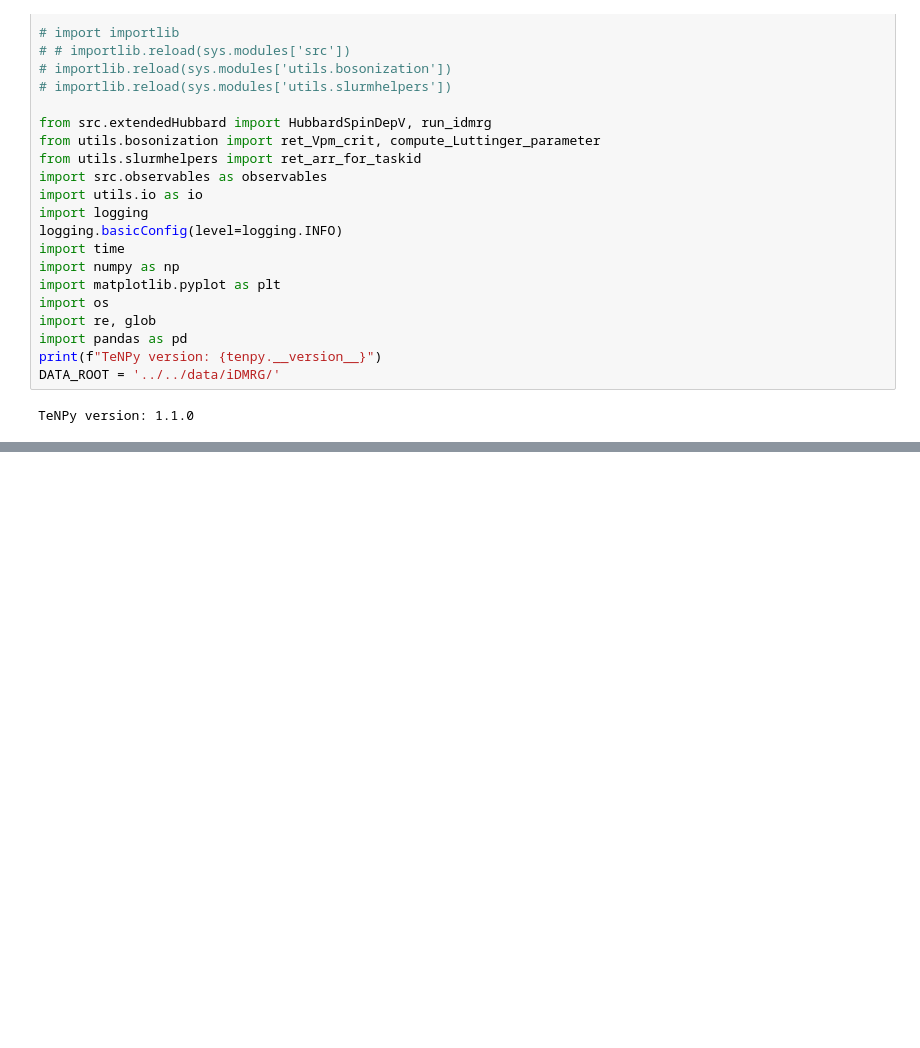
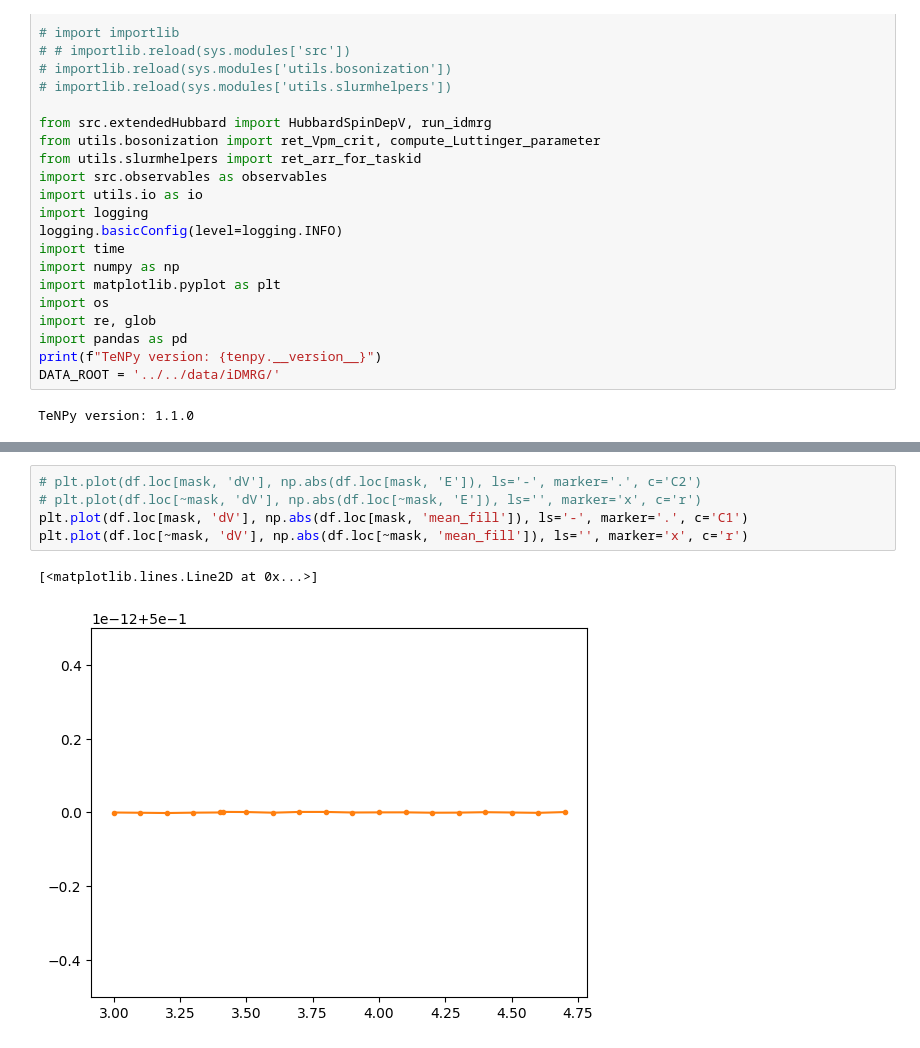
Before and after one commit to aravindhshankar/Spin1LongRangeOrder.jl, a Jupyter notebook: python/notebooks/plot_idmrg_chi100.ipynb, the cells around one changed output, grey strips where cells are left out. Saved outputs shown, nothing was run; the diff lists cells and outputs as text; blank space fills up the shorter version.

```diff
--- a/python/notebooks/plot_idmrg_chi100.ipynb
+++ b/python/notebooks/plot_idmrg_chi100.ipynb
@@ -68,0 +75,8 @@ ax.plot(df.loc[~mask, 'dV'], np.abs(df.loc[~mask, 'mean_fill']), ls='', marker='
+# %%
+# plt.plot(df.loc[mask, 'dV'], np.abs(df.loc[mask, 'E']), ls='-', marker='.', c='C2')
+# plt.plot(df.loc[~mask, 'dV'], np.abs(df.loc[~mask, 'E']), ls='', marker='x', c='r')
+plt.plot(df.loc[mask, 'dV'], np.abs(df.loc[mask, 'mean_fill']), ls='-', marker='.', c='C1')
+plt.plot(df.loc[~mask, 'dV'], np.abs(df.loc[~mask, 'mean_fill']), ls='', marker='x', c='r')
+# %% [output]
+[<matplotlib.lines.Line2D at 0x...>]
+[figure, added]
```
Also changed, not shown: parts of 3 cells of this notebook, 2 other files.
